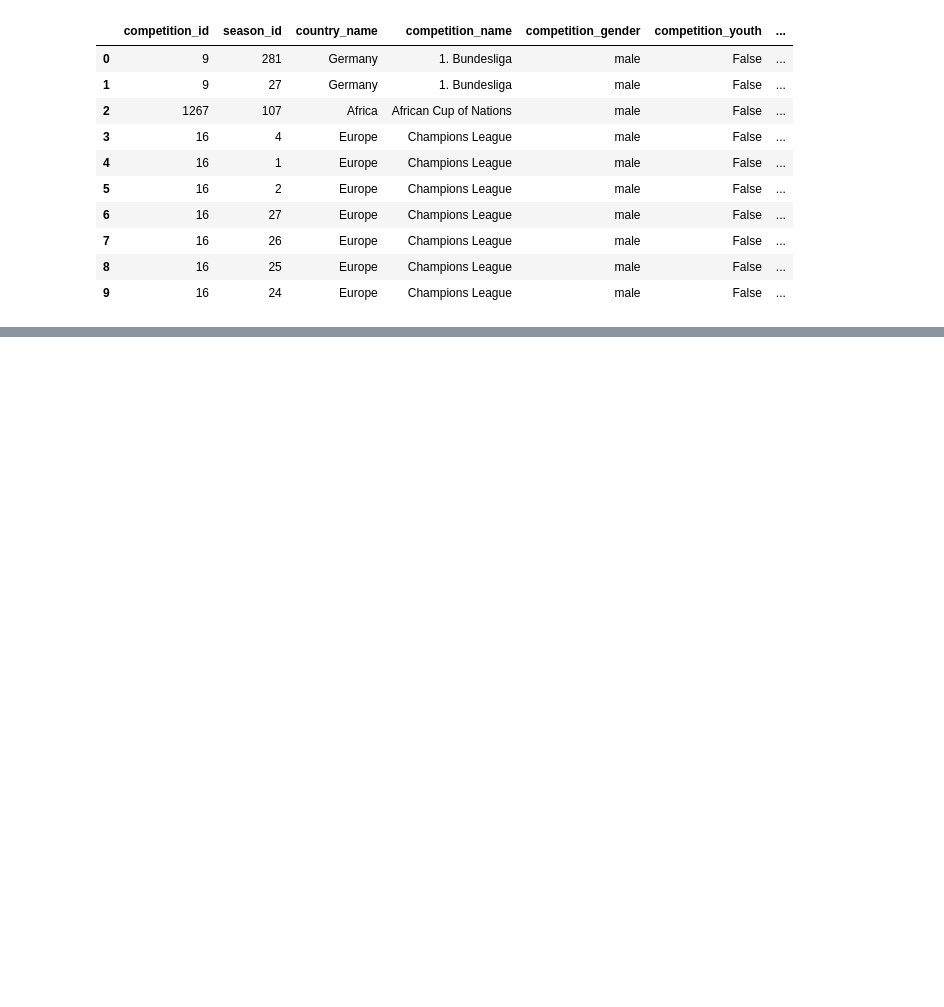
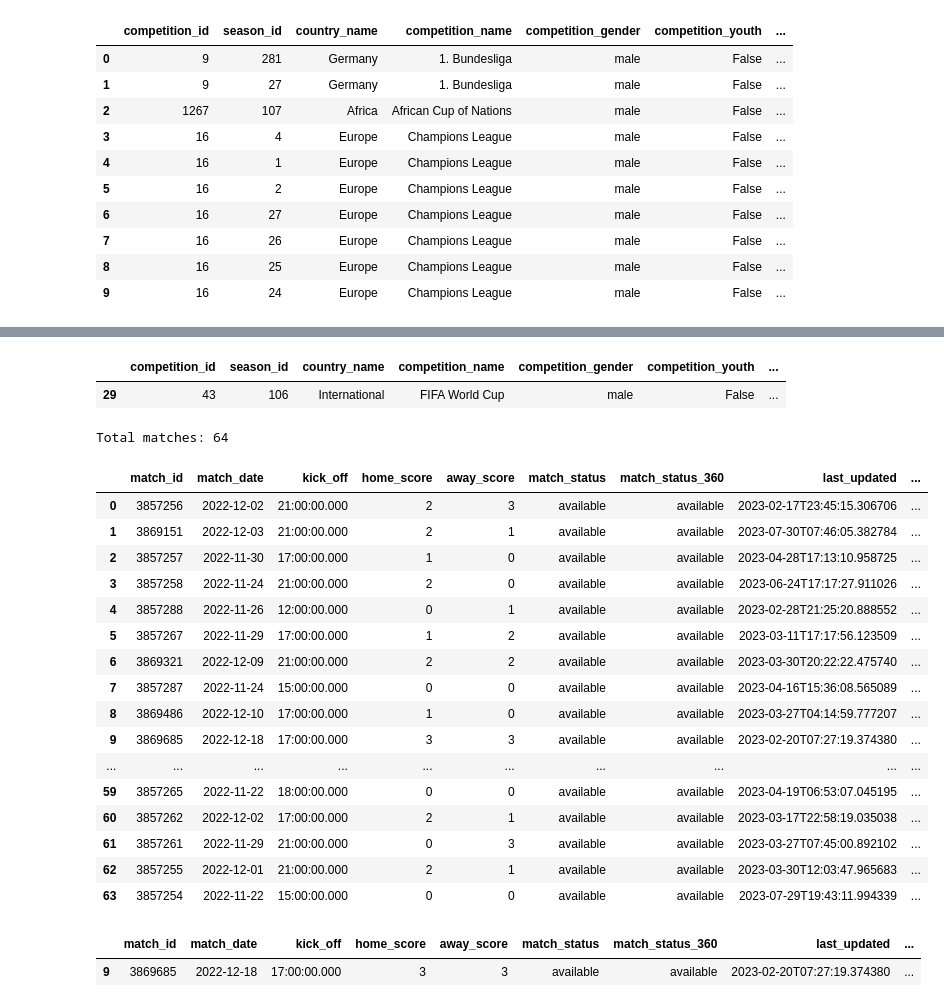
Before and after one commit to chidianagu/xg-model, a Jupyter notebook: notebooks/01_data_exploration.ipynb, the cells around one changed output, grey strips where cells are left out. Drawn from its saved outputs; the diff is of its cells as text; code cells hidden in the pictures; blank space fills up the shorter version.

```diff
--- a/notebooks/01_data_exploration.ipynb
+++ b/notebooks/01_data_exploration.ipynb
@@ -50,0 +60,51 @@ Men's competition/season combinations: 67
+# %%
+# Choosing World Cup 2022
+
+wc22 = mens_competitions[
+    (mens_competitions['competition_name'] == 'FIFA World Cup') &
+    (mens_competitions['season_name'] == '2022')
+    ]
+
+wc22
+# %% [output]
+|  | competition_id | season_id | country_name | competition_name | competition_gender | competition_youth | ... |
+| 29 | 43 | 106 | International | FIFA World Cup | male | False | ... |
+# %%
+# Pulling matches
+
+comp_id = wc22['competition_id'].iloc[0]
+season_id = wc22['season_id'].iloc[0]
+
+matches = sb.matches(competition_id=comp_id, season_id=season_id)
+print(f"Total matches: {len(matches)}")
+matches
+# %% [output]
+Total matches: 64
+|  | match_id | match_date | kick_off | home_score | away_score | match_status | match_status_360 | last_updated | ... |
+| 0 | 3857256 | 2022-12-02 | 21:00:00.000 | 2 | 3 | available | available | 2023-02-17T23:45:15.306706 | ... |
+| 1 | 3869151 | 2022-12-03 | 21:00:00.000 | 2 | 1 | available | available | 2023-07-30T07:46:05.382784 | ... |
+| 2 | 3857257 | 2022-11-30 | 17:00:00.000 | 1 | 0 | available | available | 2023-04-28T17:13:10.958725 | ... |
+| 3 | 3857258 | 2022-11-24 | 21:00:00.000 | 2 | 0 | available | available | 2023-06-24T17:17:27.911026 | ... |
+| 4 | 3857288 | 2022-11-26 | 12:00:00.000 | 0 | 1 | available | available | 2023-02-28T21:25:20.888552 | ... |
+| 5 | 3857267 | 2022-11-29 | 17:00:00.000 | 1 | 2 | available | available | 2023-03-11T17:17:56.123509 | ... |
+| 6 | 3869321 | 2022-12-09 | 21:00:00.000 | 2 | 2 | available | available | 2023-03-30T20:22:22.475740 | ... |
+| 7 | 3857287 | 2022-11-24 | 15:00:00.000 | 0 | 0 | available | available | 2023-04-16T15:36:08.565089 | ... |
+| 8 | 3869486 | 2022-12-10 | 17:00:00.000 | 1 | 0 | available | available | 2023-03-27T04:14:59.777207 | ... |
+| 9 | 3869685 | 2022-12-18 | 17:00:00.000 | 3 | 3 | available | available | 2023-02-20T07:27:19.374380 | ... |
+| ... | ... | ... | ... | ... | ... | ... | ... | ... | ... |
+| 59 | 3857265 | 2022-11-22 | 18:00:00.000 | 0 | 0 | available | available | 2023-04-19T06:53:07.045195 | ... |
+| 60 | 3857262 | 2022-12-02 | 17:00:00.000 | 2 | 1 | available | available | 2023-03-17T22:58:19.035038 | ... |
+| 61 | 3857261 | 2022-11-29 | 21:00:00.000 | 0 | 3 | available | available | 2023-03-27T07:45:00.892102 | ... |
+| 62 | 3857255 | 2022-12-01 | 21:00:00.000 | 2 | 1 | available | available | 2023-03-30T12:03:47.965683 | ... |
+| 63 | 3857254 | 2022-11-22 | 15:00:00.000 | 0 | 0 | available | available | 2023-07-29T19:43:11.994339 | ... |
+# %%
+# Pulling Final
+
+final = matches[
+    (matches['home_team'] == 'Argentina') & (matches['away_team'] == 'France')
+    ]
+
+final
+# %% [output]
+|  | match_id | match_date | kick_off | home_score | away_score | match_status | match_status_360 | last_updated | ... |
+| 9 | 3869685 | 2022-12-18 | 17:00:00.000 | 3 | 3 | available | available | 2023-02-20T07:27:19.374380 | ... |
```
Also changed, not shown: parts of 7 cells of this notebook.
